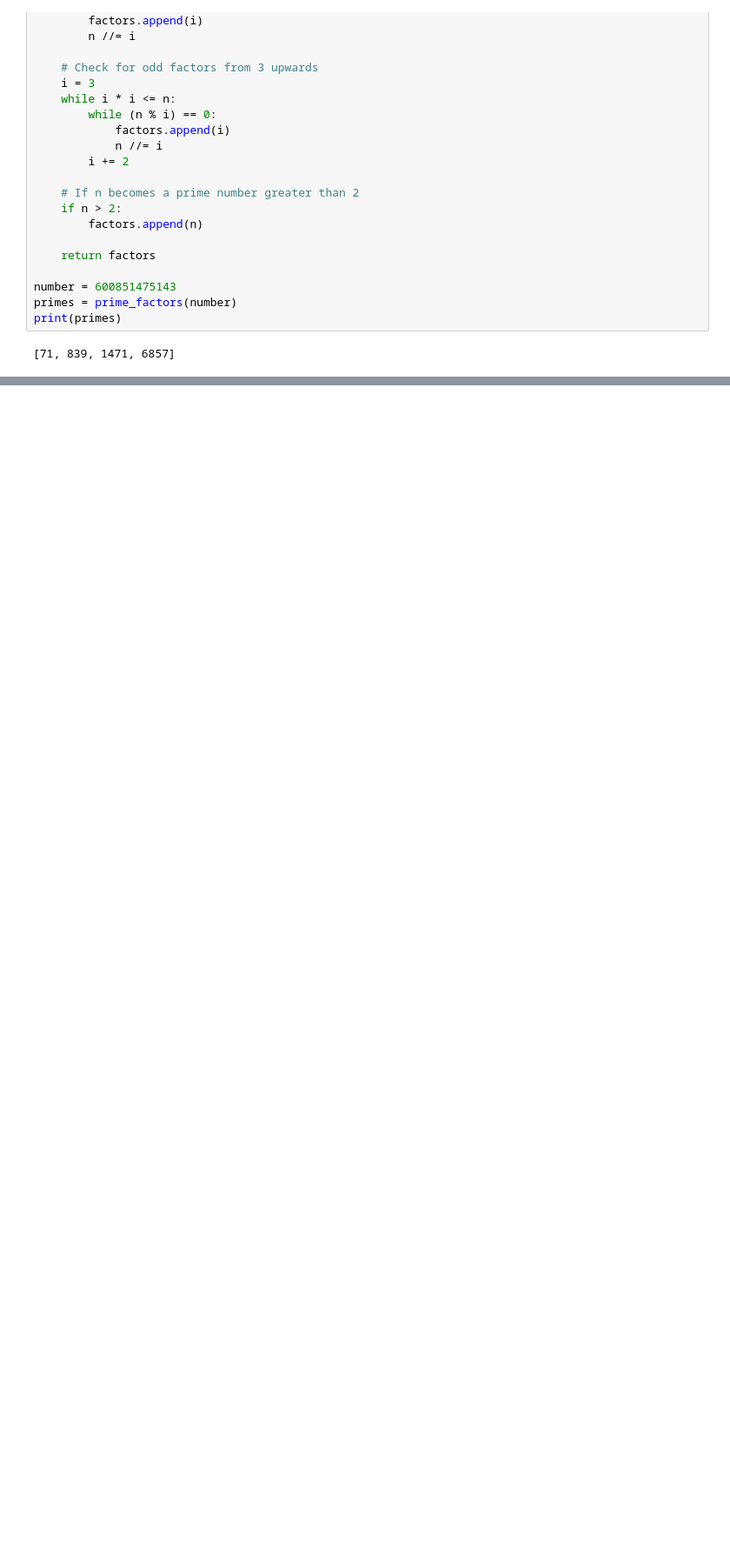
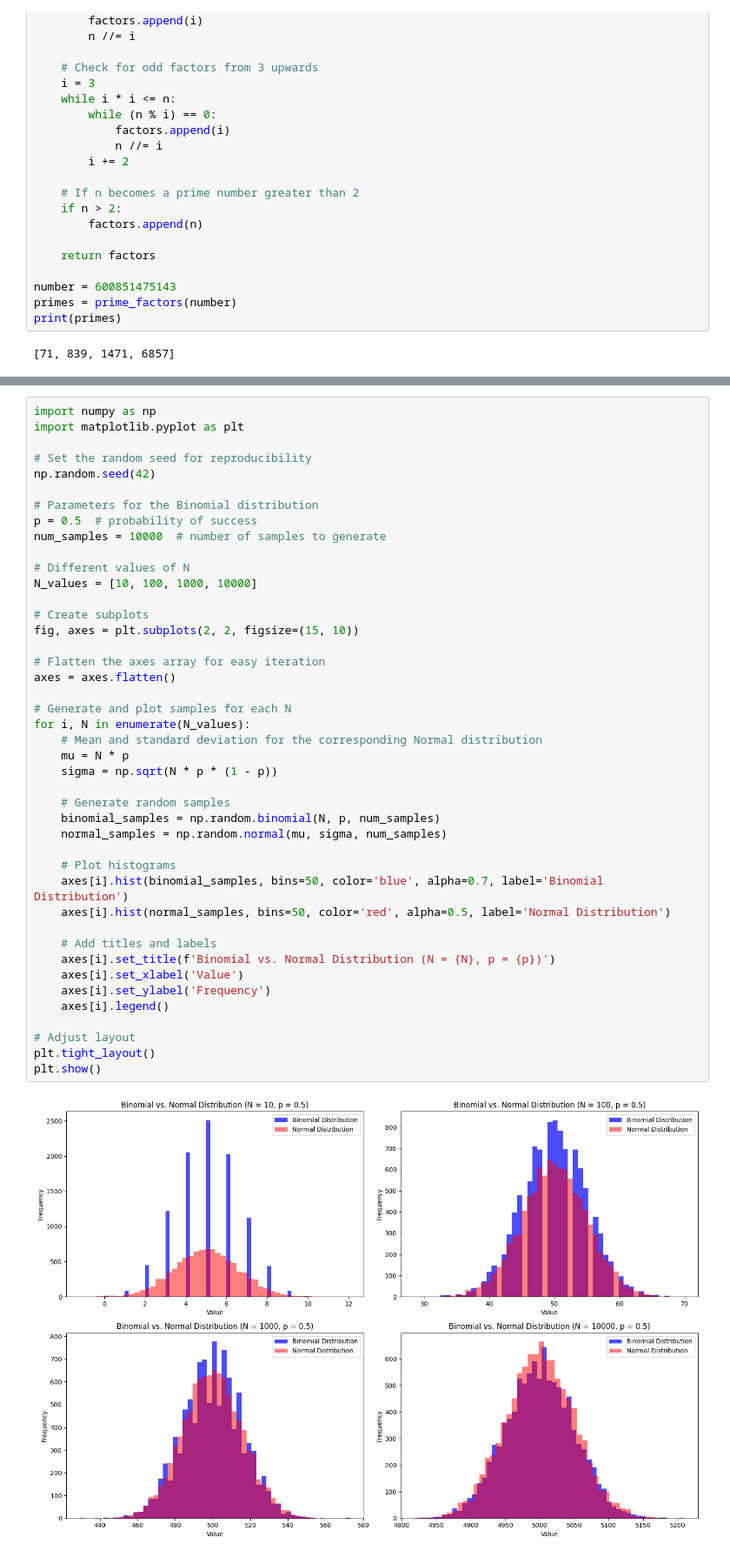
Before and after one commit to lnap24/orientation_homework, a Jupyter notebook: vscode_badge/python_badge/how_to_python.ipynb, the cells around one changed output, grey strips where cells are left out. Shown at 87% size. Saved outputs shown, nothing was run; the diff lists cells and outputs as text; blank space fills up the shorter version.

```diff
--- a/vscode_badge/python_badge/how_to_python.ipynb
+++ b/vscode_badge/python_badge/how_to_python.ipynb
@@ -57,0 +103,45 @@ print(primes)
+# %%
+import numpy as np
+import matplotlib.pyplot as plt
+
+# Set the random seed for reproducibility
+np.random.seed(42)
+
+# Parameters for the Binomial distribution
+p = 0.5  # probability of success
+num_samples = 10000  # number of samples to generate
+
+# Different values of N
+N_values = [10, 100, 1000, 10000]
+
+# Create subplots
+fig, axes = plt.subplots(2, 2, figsize=(15, 10))
+
+# Flatten the axes array for easy iteration
+axes = axes.flatten()
+
+# Generate and plot samples for each N
+for i, N in enumerate(N_values):
+    # Mean and standard deviation for the corresponding Normal distribution
+    mu = N * p
+    sigma = np.sqrt(N * p * (1 - p))
+
+    # Generate random samples
+    binomial_samples = np.random.binomial(N, p, num_samples)
+    normal_samples = np.random.normal(mu, sigma, num_samples)
+
+    # Plot histograms
+    axes[i].hist(binomial_samples, bins=50, color='blue', alpha=0.7, label='Binomial Distribution')
+    axes[i].hist(normal_samples, bins=50, color='red', alpha=0.5, label='Normal Distribution')
+
+    # Add titles and labels
+    axes[i].set_title(f'Binomial vs. Normal Distribution (N = {N}, p = {p})')
+    axes[i].set_xlabel('Value')
+    axes[i].set_ylabel('Frequency')
+    axes[i].legend()
+
+# Adjust layout
+plt.tight_layout()
+plt.show()
+# %% [output]
+[figure, added]
```
Also changed, not shown: parts of 1 cell of this notebook, 1 other file.
